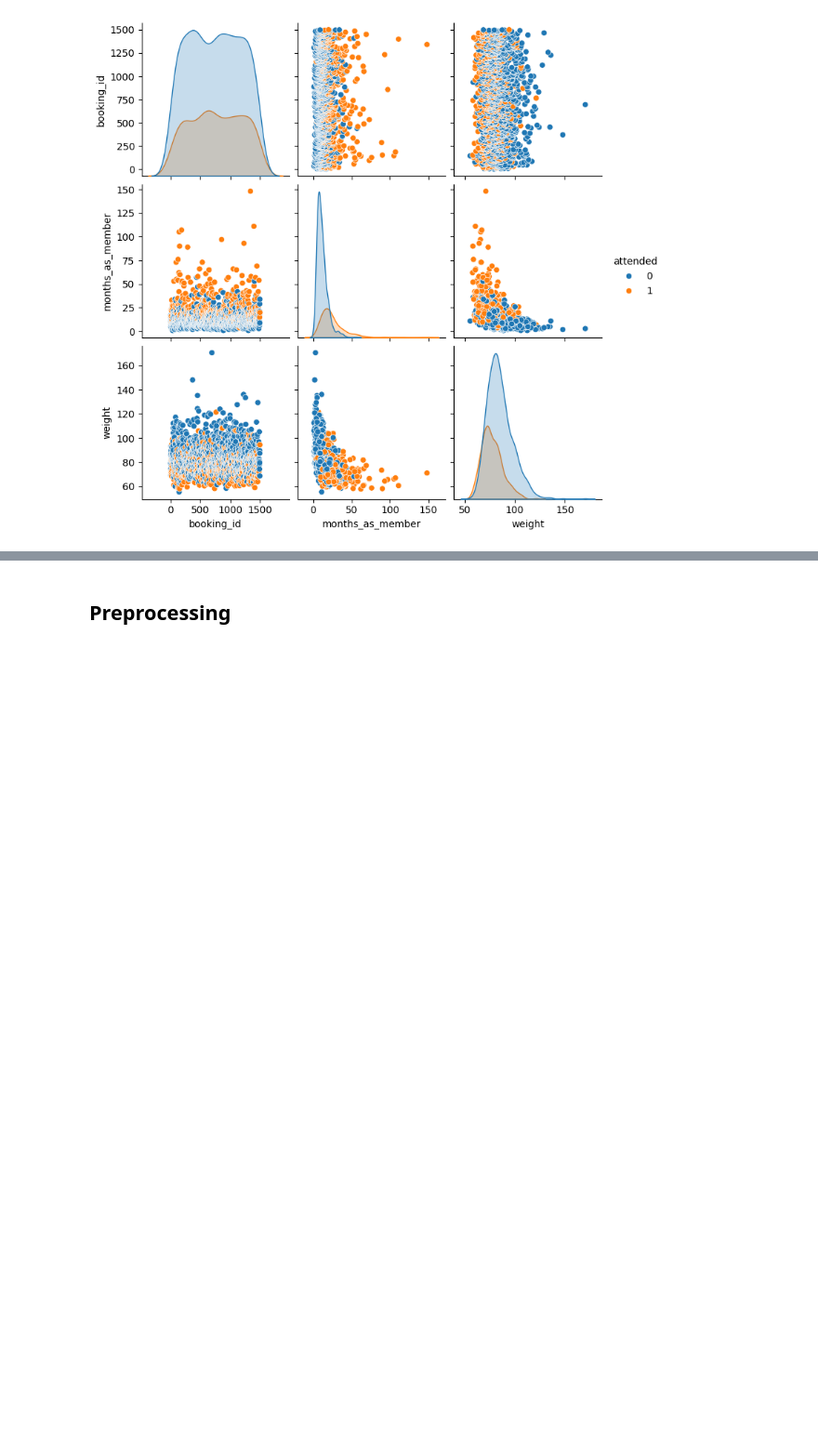
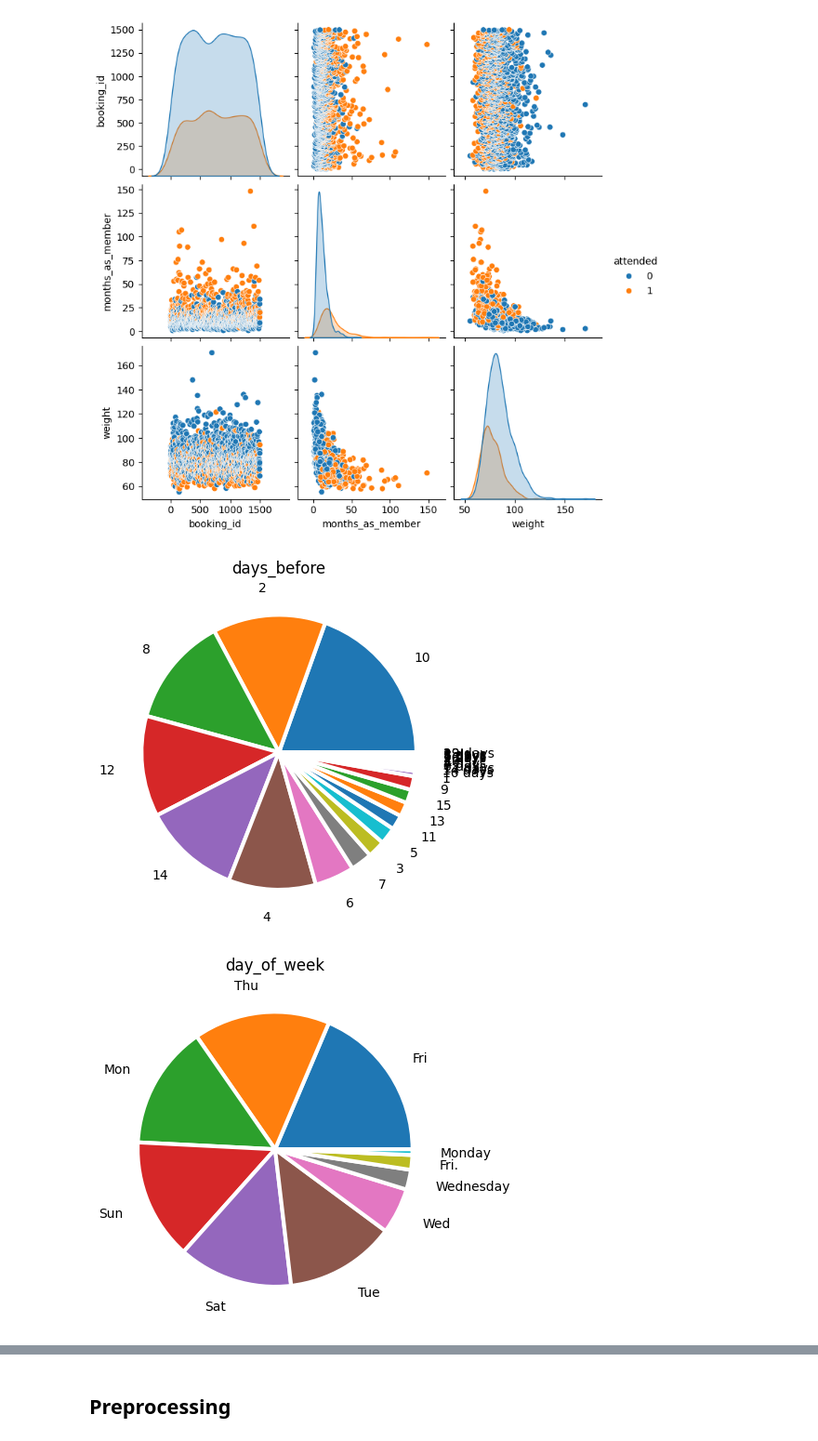
Before and after one commit to bulela00/Fitness_Classification-repo, a Jupyter notebook: Fitness_Classification.ipynb, the cells around one changed output, grey strips where cells are left out. Shown at 93% size. Saved outputs shown, nothing was run; the diff lists cells and outputs as text; code cells hidden in the pictures; blank space fills up the shorter version.

Commit message:
EDA for categorical variables

```diff
--- a/Fitness_Classification.ipynb
+++ b/Fitness_Classification.ipynb
@@ -122,3 +122,44 @@ sns.pairplot(data=df, hue='attended')
 # %% [output]
 <seaborn.axisgrid.PairGrid at 0x...>
 [figure]
+# %%
+# Pie chart for categorical data
+# days_before
+days_before_count = df['days_before'].value_counts()
+plt.pie(days_before_count.values, labels=days_before_count.index, labeldistance=1.2,
+        wedgeprops = { 'linewidth' : 3, 'edgecolor' : 'white' })
+plt.title('days_before')
+plt.show()
+
+
+# day_of_week
+day_of_week_count = df['day_of_week'].value_counts()
+plt.pie(day_of_week_count.values, labels=day_of_week_count.index, labeldistance=1.2,
+        wedgeprops = { 'linewidth' : 3, 'edgecolor' : 'white' })
+plt.title('day_of_week')
+plt.show()
+
+
+# time
+time_count = df['time'].value_counts()
+plt.pie(time_count.values, labels=time_count.index, labeldistance=1.2,
+        wedgeprops = { 'linewidth' : 3, 'edgecolor' : 'white' })
+plt.title('time')
+plt.show()
+
+# category
+category_count = df['category'].value_counts()
+plt.pie(category_count.values, labels=category_count.index, labeldistance=1.2,
+        wedgeprops = { 'linewidth' : 3, 'edgecolor' : 'white' })
+plt.title('category ')
+plt.show()
+
+# attended
+attended_count = df['attended'].value_counts()
+plt.pie(attended_count.values, labels=attended_count.index, labeldistance=1.2,
+        wedgeprops = { 'linewidth' : 3, 'edgecolor' : 'white' })
+plt.title('attended')
+plt.show()
+# %% [output]
+[figure, added]
+[figure, added]
```
Also changed, not shown: parts of 1 cell of this notebook.
